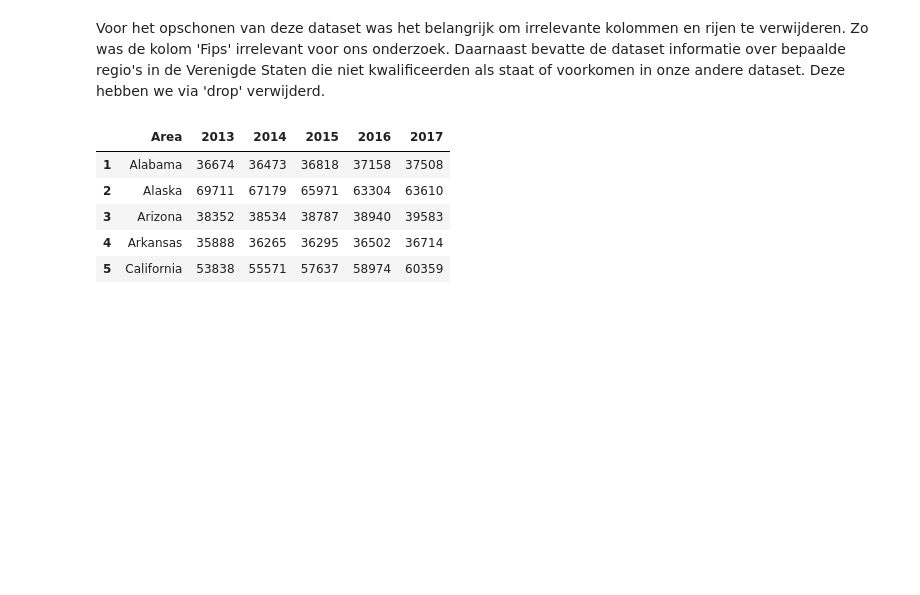
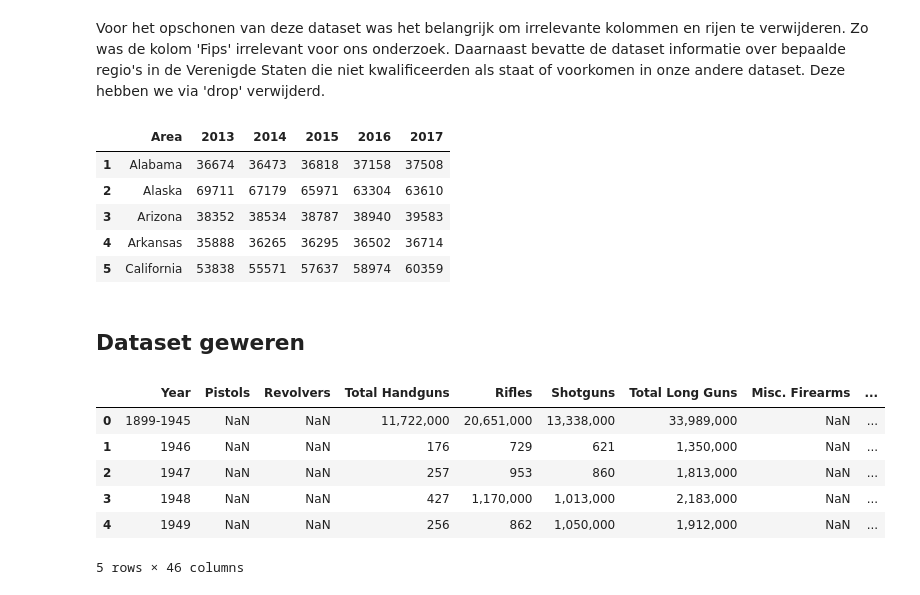
Before and after one commit to lilelinn/infovis, a Jupyter notebook: docs/Datasets_opschonen.ipynb, the cells around one changed output. Drawn from its saved outputs; the diff is of its cells as text; code cells hidden in the pictures; blank space fills up the shorter version.

```diff
--- a/docs/Datasets_opschonen.ipynb
+++ b/docs/Datasets_opschonen.ipynb
@@ -88,3 +88,16 @@ gdp.head()
 # %%
 # exporteren
 gdp.to_csv('gdp_cleaned.csv')
+# %% [markdown]
+## Dataset geweren
+# %%
+gc = pd.read_csv('us_gun_production1.csv')
+gc.head()
+# %% [output]
+|  | Year | Pistols | Revolvers | Total Handguns | Rifles | Shotguns | Total Long Guns | Misc. Firearms | ... |
+| 0 | 1899-1945 | NaN | NaN | 11,722,000 | 20,651,000 | 13,338,000 | 33,989,000 | NaN | ... |
+| 1 | 1946 | NaN | NaN | 176 | 729 | 621 | 1,350,000 | NaN | ... |
+| 2 | 1947 | NaN | NaN | 257 | 953 | 860 | 1,813,000 | NaN | ... |
+| 3 | 1948 | NaN | NaN | 427 | 1,170,000 | 1,013,000 | 2,183,000 | NaN | ... |
+| 4 | 1949 | NaN | NaN | 256 | 862 | 1,050,000 | 1,912,000 | NaN | ... |
+5 rows × 46 columns
```
Also changed, not shown: parts of 10 cells of this notebook, 3 other files.
